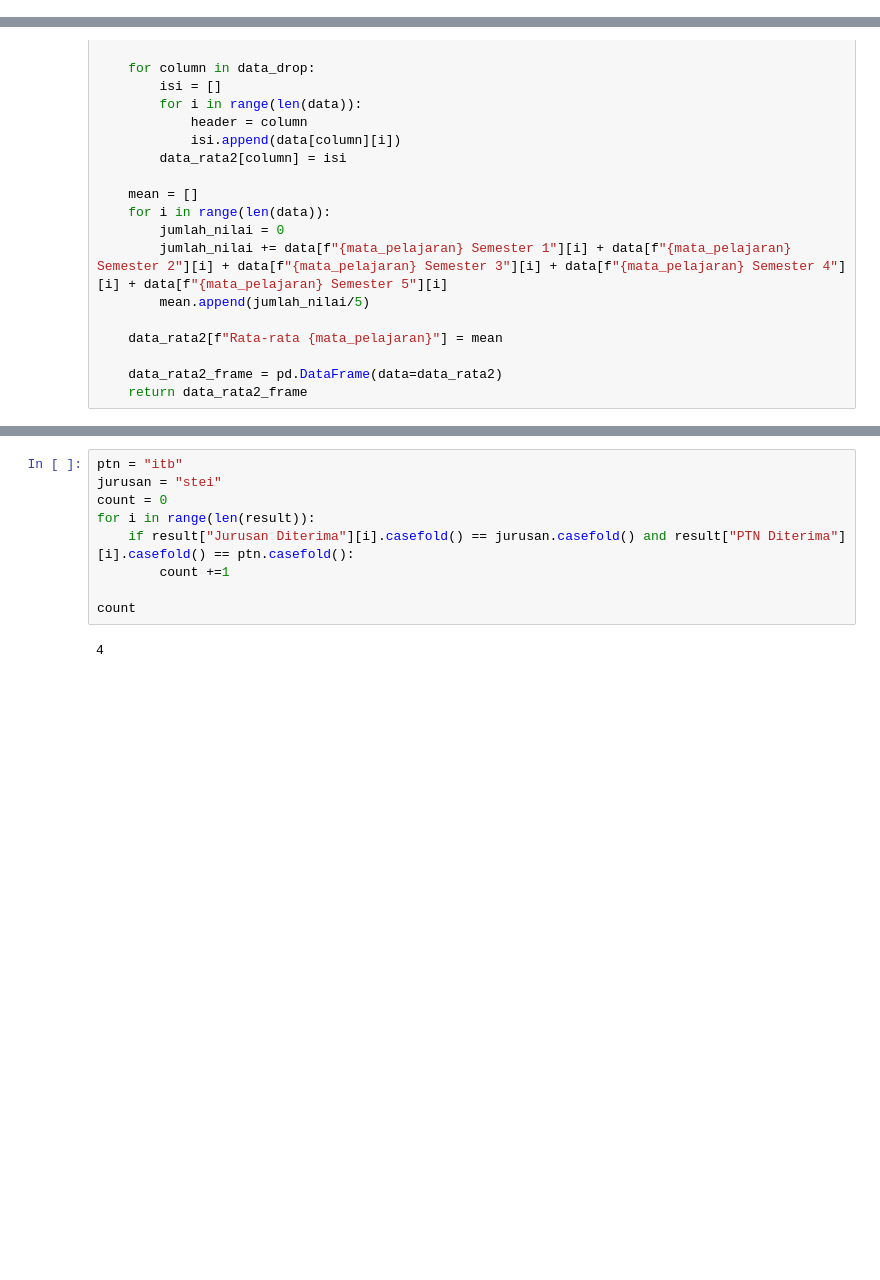
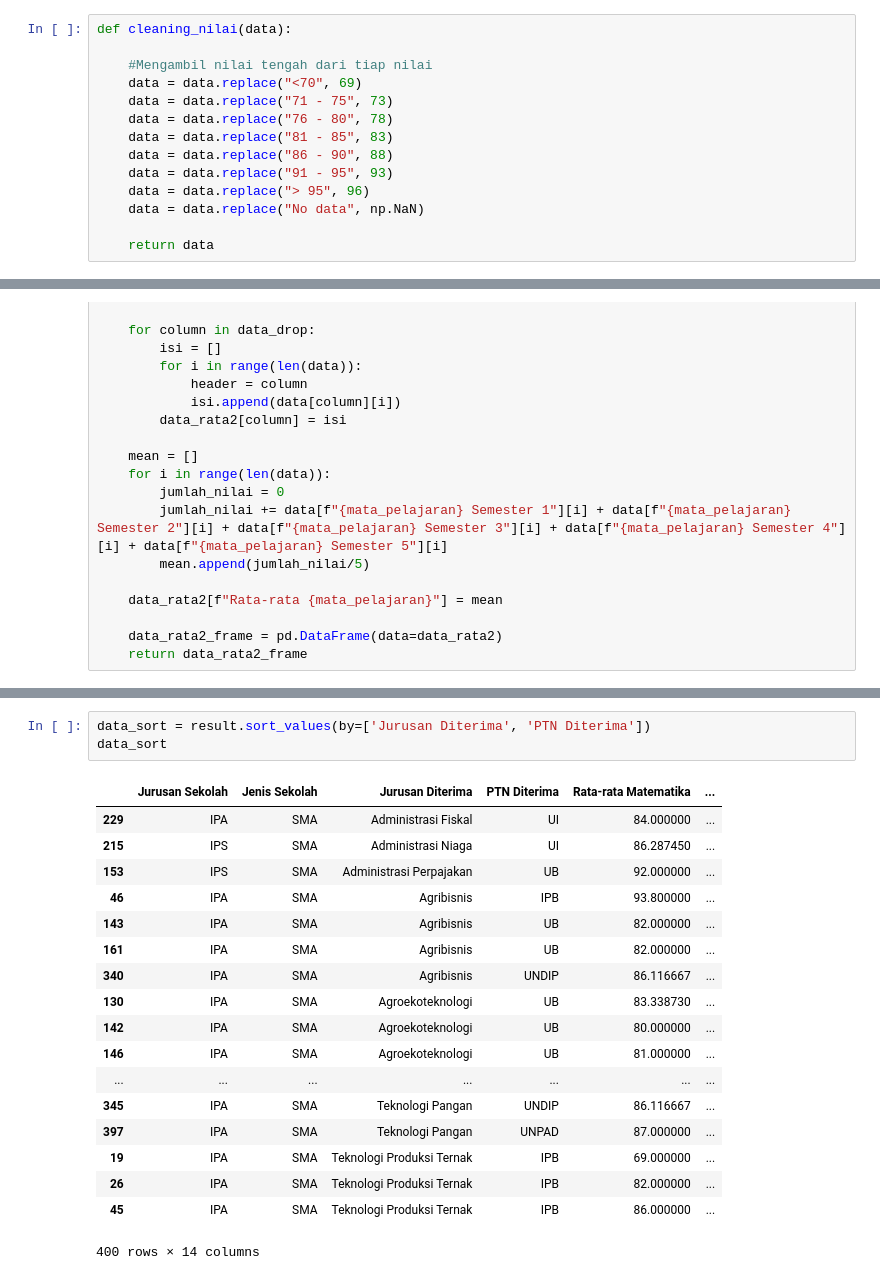
Before and after one commit to jamalakbara/tugas-akhir-dss, a Jupyter notebook: Cleaning Data/Cleaning dataset.ipynb, the cells around one changed output, grey strips where cells are left out. Saved outputs shown, nothing was run; the diff lists cells and outputs as text; blank space fills up the shorter version.

```diff
--- a/Cleaning Data/Cleaning dataset.ipynb
+++ b/Cleaning Data/Cleaning dataset.ipynb
@@ -184,0 +121,14 @@ def replace_zero_w_mean(data, mata_pelajaran):
+# %%
+def cleaning_nilai(data):
+
+    #Mengambil nilai tengah dari tiap nilai
+    data = data.replace("<70", 69)
+    data = data.replace("71 - 75", 73)
+    data = data.replace("76 - 80", 78)
+    data = data.replace("81 - 85", 83)
+    data = data.replace("86 - 90", 88)
+    data = data.replace("91 - 95", 93)
+    data = data.replace("> 95", 96)
+    data = data.replace("No data", np.NaN)
+
+    return data
@@ -281,11 +271,22 @@ See the caveats in the documentation: http://pandas.pydata.org/pandas-docs/stabl
-# %%
-ptn = "itb"
-jurusan = "stei"
-count = 0
-for i in range(len(result)):
-    if result["Jurusan Diterima"][i].casefold() == jurusan.casefold() and result["PTN Diterima"][i].casefold() == ptn.casefold():
-        count +=1
-
-count
-# %% [output]
-4
+# %%
+data_sort = result.sort_values(by=['Jurusan Diterima', 'PTN Diterima'])
+data_sort
+# %% [output]
+|  | Jurusan Sekolah | Jenis Sekolah | Jurusan Diterima | PTN Diterima | Rata-rata Matematika | ... |
+| 229 | IPA | SMA | Administrasi Fiskal | UI | 84.000000 | ... |
+| 215 | IPS | SMA | Administrasi Niaga | UI | 86.287450 | ... |
+| 153 | IPS | SMA | Administrasi Perpajakan | UB | 92.000000 | ... |
+| 46 | IPA | SMA | Agribisnis | IPB | 93.800000 | ... |
+| 143 | IPA | SMA | Agribisnis | UB | 82.000000 | ... |
+| 161 | IPA | SMA | Agribisnis | UB | 82.000000 | ... |
+| 340 | IPA | SMA | Agribisnis | UNDIP | 86.116667 | ... |
+| 130 | IPA | SMA | Agroekoteknologi | UB | 83.338730 | ... |
+| 142 | IPA | SMA | Agroekoteknologi | UB | 80.000000 | ... |
+| 146 | IPA | SMA | Agroekoteknologi | UB | 81.000000 | ... |
+| ... | ... | ... | ... | ... | ... | ... |
+| 345 | IPA | SMA | Teknologi Pangan | UNDIP | 86.116667 | ... |
+| 397 | IPA | SMA | Teknologi Pangan | UNPAD | 87.000000 | ... |
+| 19 | IPA | SMA | Teknologi Produksi Ternak | IPB | 69.000000 | ... |
+| 26 | IPA | SMA | Teknologi Produksi Ternak | IPB | 82.000000 | ... |
+| 45 | IPA | SMA | Teknologi Produksi Ternak | IPB | 86.000000 | ... |
+400 rows × 14 columns
```
Also changed, not shown: parts of 12 cells of this notebook.
